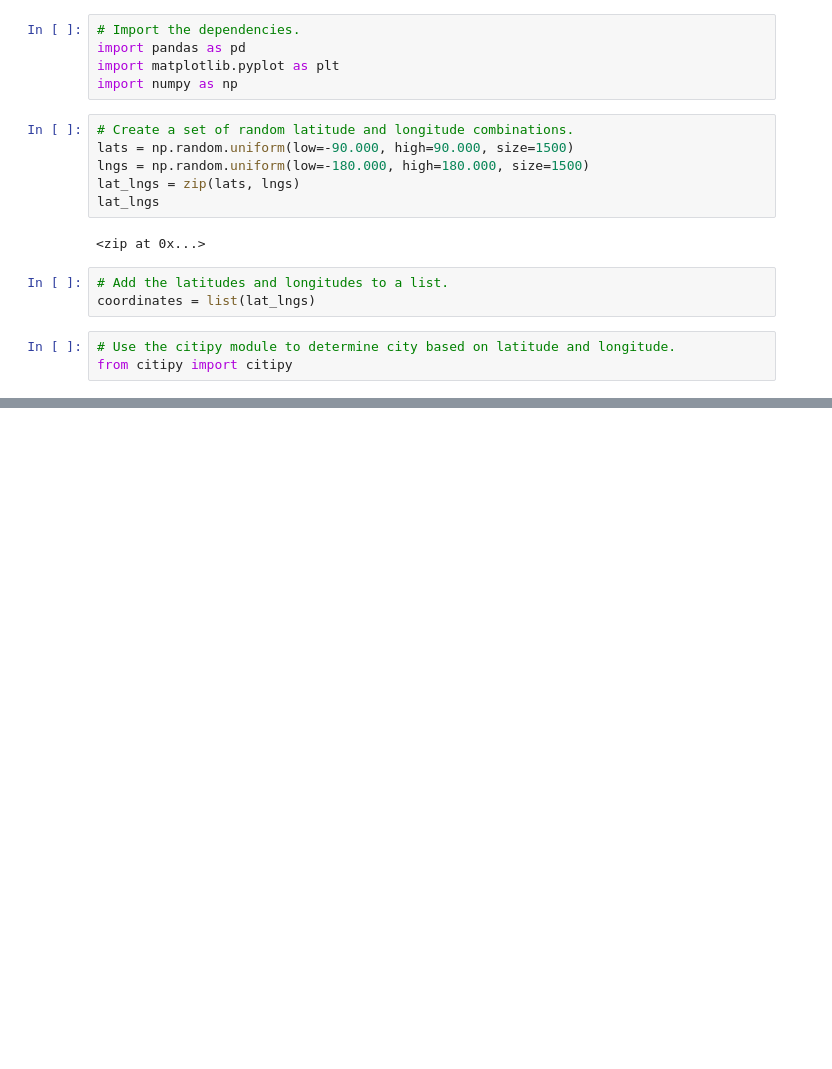
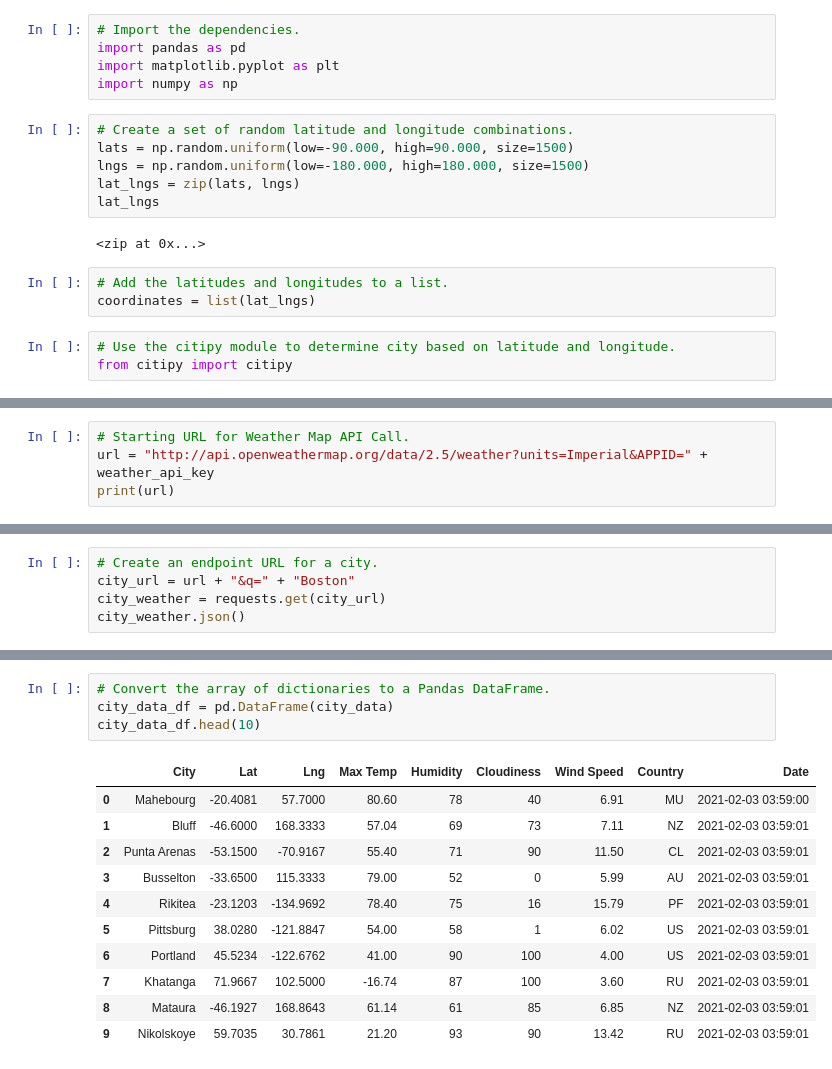
Before and after one commit to Kun-kz/World_Weather_Analysis, a Jupyter notebook: WeatherPy.ipynb, the cells around one changed output, grey strips where cells are left out. Cells and saved outputs as stored; diff of their text form; blank space fills up the shorter version.

Commit message:
Modifying .gitignore and adding WeatherPy file.

```diff
--- a/WeatherPy.ipynb
+++ b/WeatherPy.ipynb
@@ -33,0 +40,4 @@ len(cities)
+# %%
+# Starting URL for Weather Map API Call.
+url = "http://api.openweathermap.org/data/2.5/weather?units=Imperial&APPID=" + weather_api_key
+print(url)
@@ -33,0 +101,5 @@ len(cities)
+# %%
+# Create an endpoint URL for a city.
+city_url = url + "&q=" + "Boston"
+city_weather = requests.get(city_url)
+city_weather.json()
@@ -33,0 +242,16 @@ len(cities)
+# %%
+# Convert the array of dictionaries to a Pandas DataFrame.
+city_data_df = pd.DataFrame(city_data)
+city_data_df.head(10)
+# %% [output]
+|  | City | Lat | Lng | Max Temp | Humidity | Cloudiness | Wind Speed | Country | Date |
+| 0 | Mahebourg | -20.4081 | 57.7000 | 80.60 | 78 | 40 | 6.91 | MU | 2021-02-03 03:59:00 |
+| 1 | Bluff | -46.6000 | 168.3333 | 57.04 | 69 | 73 | 7.11 | NZ | 2021-02-03 03:59:01 |
+| 2 | Punta Arenas | -53.1500 | -70.9167 | 55.40 | 71 | 90 | 11.50 | CL | 2021-02-03 03:59:01 |
+| 3 | Busselton | -33.6500 | 115.3333 | 79.00 | 52 | 0 | 5.99 | AU | 2021-02-03 03:59:01 |
+| 4 | Rikitea | -23.1203 | -134.9692 | 78.40 | 75 | 16 | 15.79 | PF | 2021-02-03 03:59:01 |
+| 5 | Pittsburg | 38.0280 | -121.8847 | 54.00 | 58 | 1 | 6.02 | US | 2021-02-03 03:59:01 |
+| 6 | Portland | 45.5234 | -122.6762 | 41.00 | 90 | 100 | 4.00 | US | 2021-02-03 03:59:01 |
+| 7 | Khatanga | 71.9667 | 102.5000 | -16.74 | 87 | 100 | 3.60 | RU | 2021-02-03 03:59:01 |
+| 8 | Mataura | -46.1927 | 168.8643 | 61.14 | 61 | 85 | 6.85 | NZ | 2021-02-03 03:59:01 |
+| 9 | Nikolskoye | 59.7035 | 30.7861 | 21.20 | 93 | 90 | 13.42 | RU | 2021-02-03 03:59:01 |
```
Also changed, not shown: parts of 18 cells of this notebook, 1 other file.
